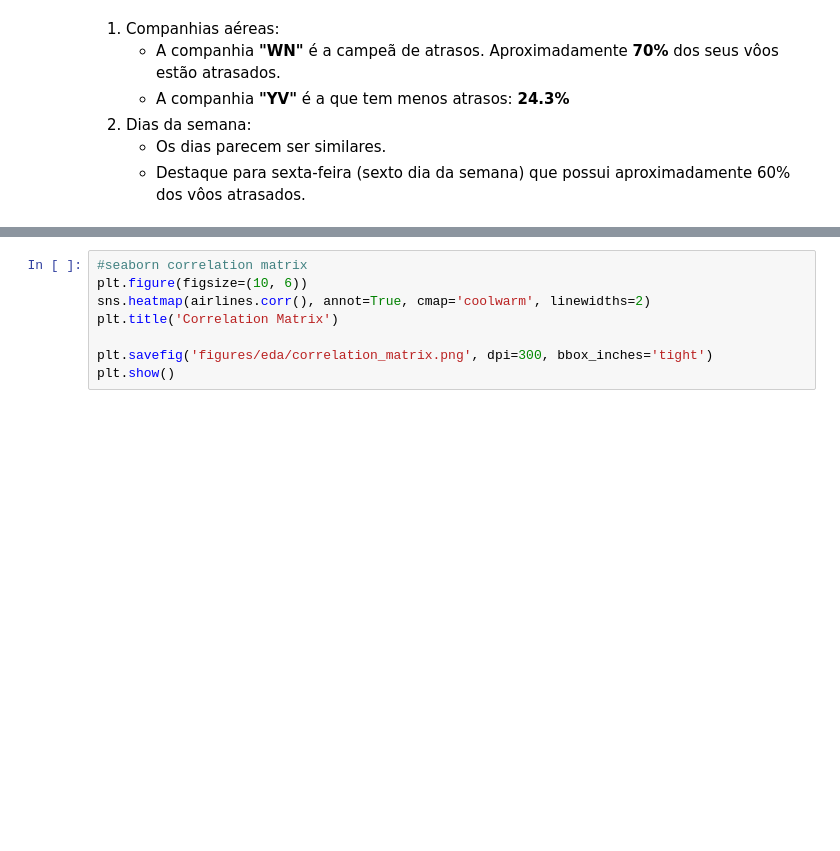
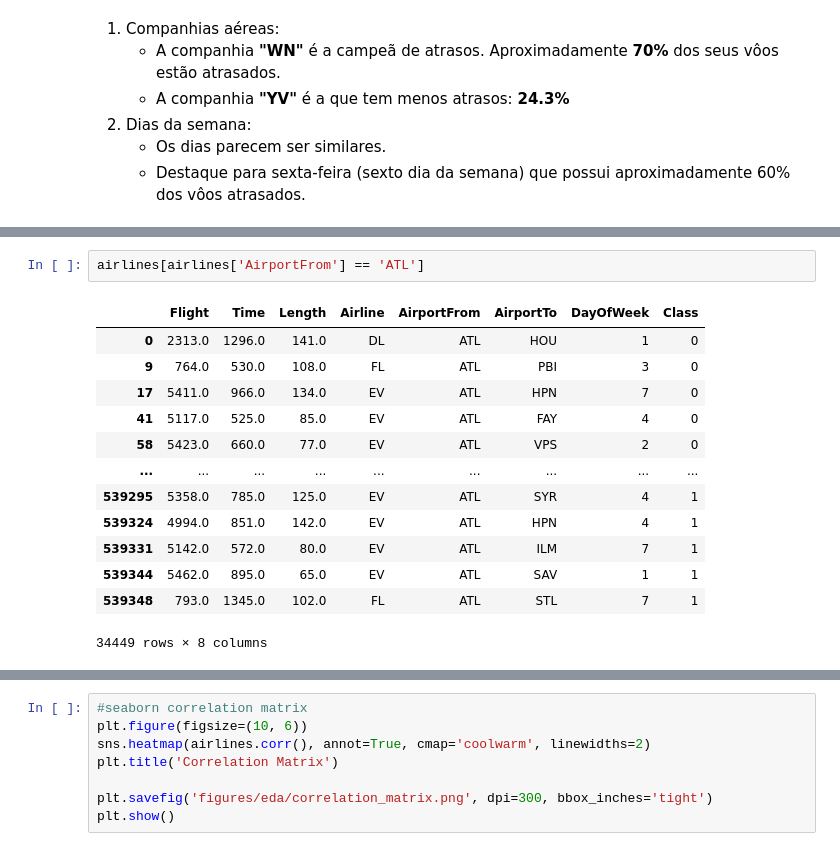
Before and after one commit to matheuscamposmt/airlines-delay, a Jupyter notebook: airlines_delay_notebook.ipynb, the cells around one changed output, grey strips where cells are left out. Saved outputs shown, nothing was run; the diff lists cells and outputs as text; blank space fills up the shorter version.

```diff
--- a/airlines_delay_notebook.ipynb
+++ b/airlines_delay_notebook.ipynb
@@ -109,0 +141,16 @@ plt.show()
+# %%
+airlines[airlines['AirportFrom'] == 'ATL']
+# %% [output]
+|  | Flight | Time | Length | Airline | AirportFrom | AirportTo | DayOfWeek | Class |
+| 0 | 2313.0 | 1296.0 | 141.0 | DL | ATL | HOU | 1 | 0 |
+| 9 | 764.0 | 530.0 | 108.0 | FL | ATL | PBI | 3 | 0 |
+| 17 | 5411.0 | 966.0 | 134.0 | EV | ATL | HPN | 7 | 0 |
+| 41 | 5117.0 | 525.0 | 85.0 | EV | ATL | FAY | 4 | 0 |
+| 58 | 5423.0 | 660.0 | 77.0 | EV | ATL | VPS | 2 | 0 |
+| ... | ... | ... | ... | ... | ... | ... | ... | ... |
+| 539295 | 5358.0 | 785.0 | 125.0 | EV | ATL | SYR | 4 | 1 |
+| 539324 | 4994.0 | 851.0 | 142.0 | EV | ATL | HPN | 4 | 1 |
+| 539331 | 5142.0 | 572.0 | 80.0 | EV | ATL | ILM | 7 | 1 |
+| 539344 | 5462.0 | 895.0 | 65.0 | EV | ATL | SAV | 1 | 1 |
+| 539348 | 793.0 | 1345.0 | 102.0 | FL | ATL | STL | 7 | 1 |
+34449 rows × 8 columns
```
Also changed, not shown: parts of 18 cells of this notebook.
